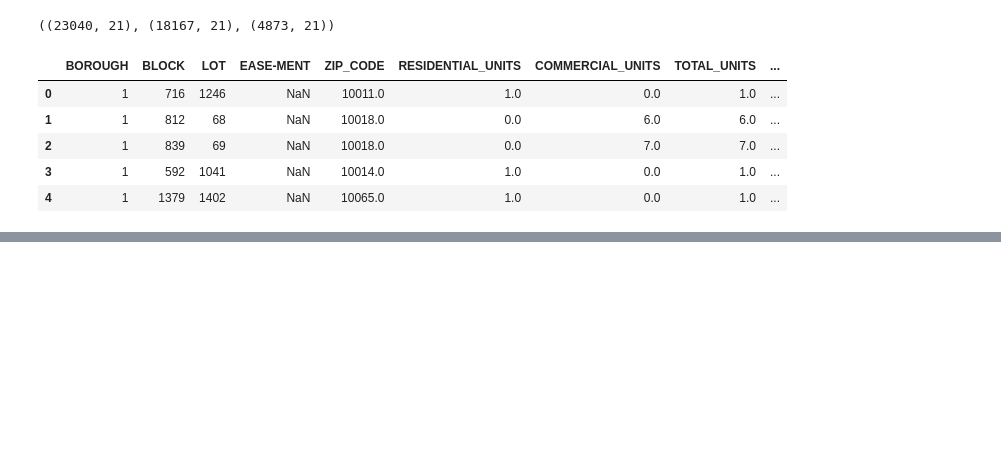
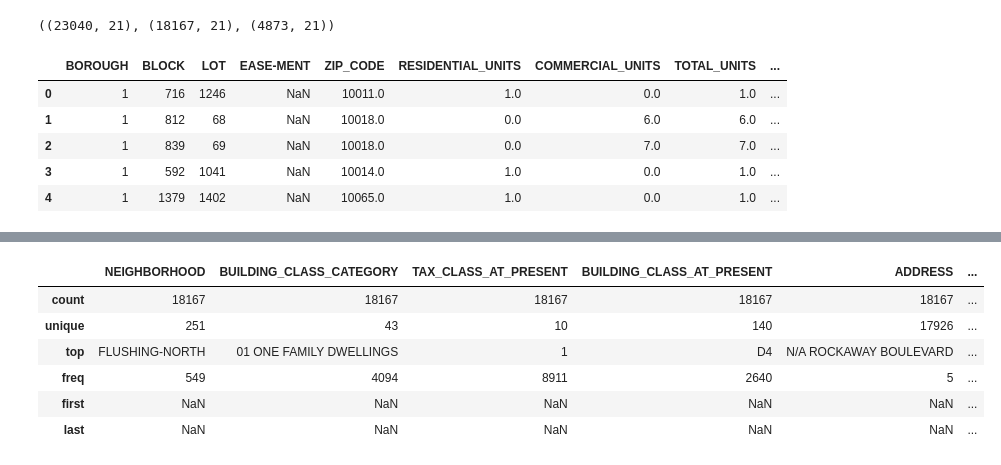
Before and after one commit to AdrianduPlessis/DS-Unit-2-Regression-Classification, a Jupyter notebook: module3/assignment_regression_classification_3.ipynb, the cells around one changed output, grey strips where cells are left out. Cells and saved outputs as stored; diff of their text form; code cells hidden in the pictures; blank space fills up the shorter version.

```diff
--- a/module3/assignment_regression_classification_3.ipynb
+++ b/module3/assignment_regression_classification_3.ipynb
@@ -166,0 +171,10 @@ sns.catplot(x="BLOCK", y='SALE_PRICE', data = train, kind = 'bar', color = 'grey
+# %%
+train.describe(exclude='number')
+# %% [output]
+|  | NEIGHBORHOOD | BUILDING_CLASS_CATEGORY | TAX_CLASS_AT_PRESENT | BUILDING_CLASS_AT_PRESENT | ADDRESS | ... |
+| count | 18167 | 18167 | 18167 | 18167 | 18167 | ... |
+| unique | 251 | 43 | 10 | 140 | 17926 | ... |
+| top | FLUSHING-NORTH | 01 ONE FAMILY DWELLINGS | 1 | D4 | N/A ROCKAWAY BOULEVARD | ... |
+| freq | 549 | 4094 | 8911 | 2640 | 5 | ... |
+| first | NaN | NaN | NaN | NaN | NaN | ... |
+| last | NaN | NaN | NaN | NaN | NaN | ... |
```
Also changed, not shown: parts of 7 cells of this notebook.
